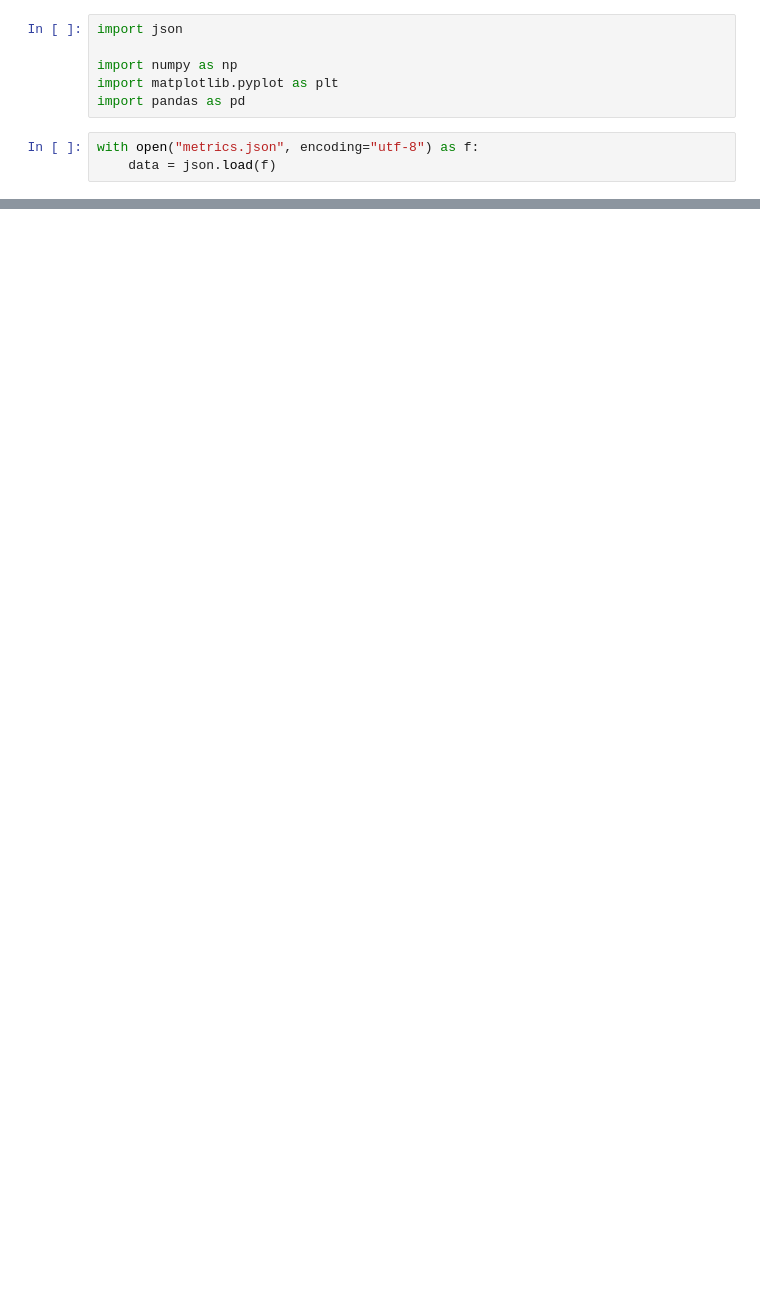
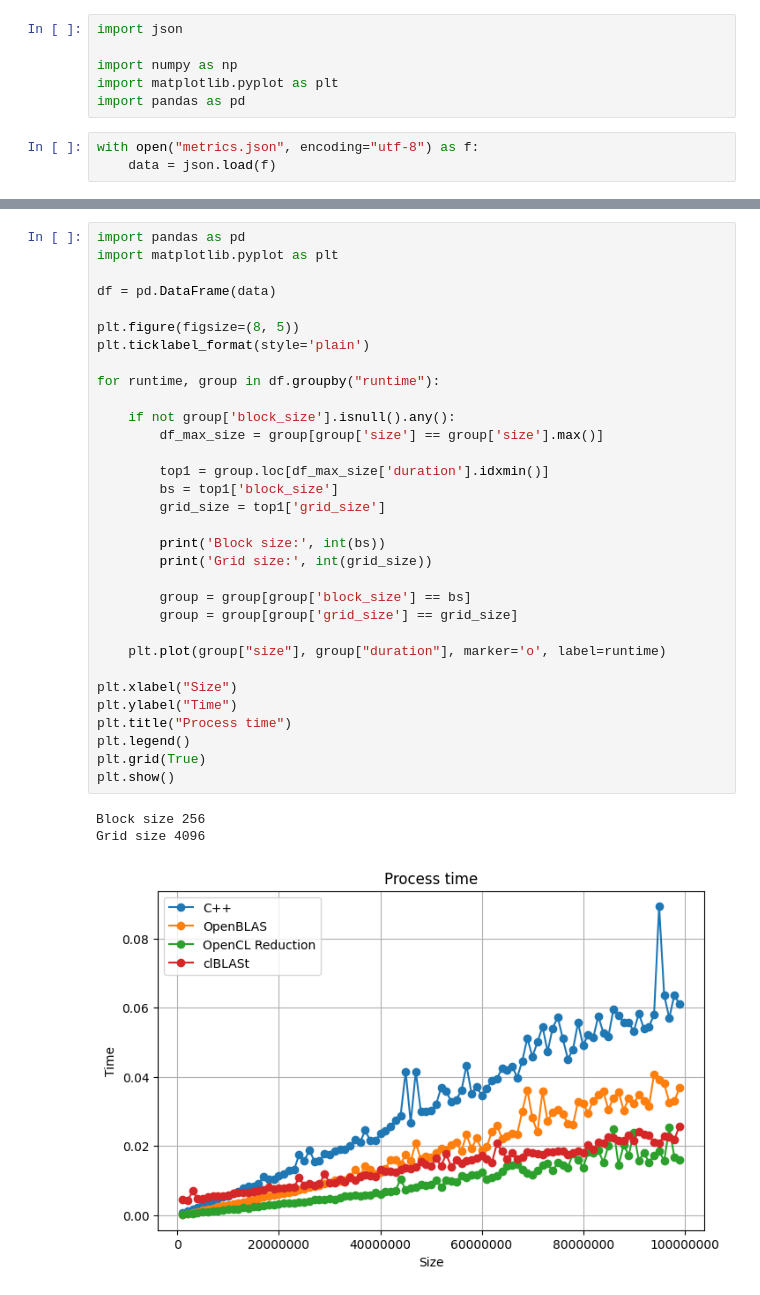
Before and after one commit to evsholukh/MatVec, a Jupyter notebook: graph.ipynb, the cells around one changed output, grey strips where cells are left out. Drawn from its saved outputs; the diff is of its cells as text; blank space fills up the shorter version.

```diff
--- a/graph.ipynb
+++ b/graph.ipynb
@@ -102,0 +100,36 @@ for target_runtime in ['OpenCL Reduction', 'CUDA Reduction']:
+# %%
+import pandas as pd
+import matplotlib.pyplot as plt
+
+df = pd.DataFrame(data)
+
+plt.figure(figsize=(8, 5))
+plt.ticklabel_format(style='plain')
+
+for runtime, group in df.groupby("runtime"):
+
+    if not group['block_size'].isnull().any():
+        df_max_size = group[group['size'] == group['size'].max()]
+
+        top1 = group.loc[df_max_size['duration'].idxmin()]
+        bs = top1['block_size']
+        grid_size = top1['grid_size']
+
+        print('Block size:', int(bs))
+        print('Grid size:', int(grid_size))
+
+        group = group[group['block_size'] == bs]
+        group = group[group['grid_size'] == grid_size]
+
+    plt.plot(group["size"], group["duration"], marker='o', label=runtime)
+
+plt.xlabel("Size")
+plt.ylabel("Time")
+plt.title("Process time")
+plt.legend()
+plt.grid(True)
+plt.show()
+# %% [output]
+Block size 256
+Grid size 4096
+[figure, added]
```
Also changed, not shown: parts of 5 cells of this notebook, 2 other files.
